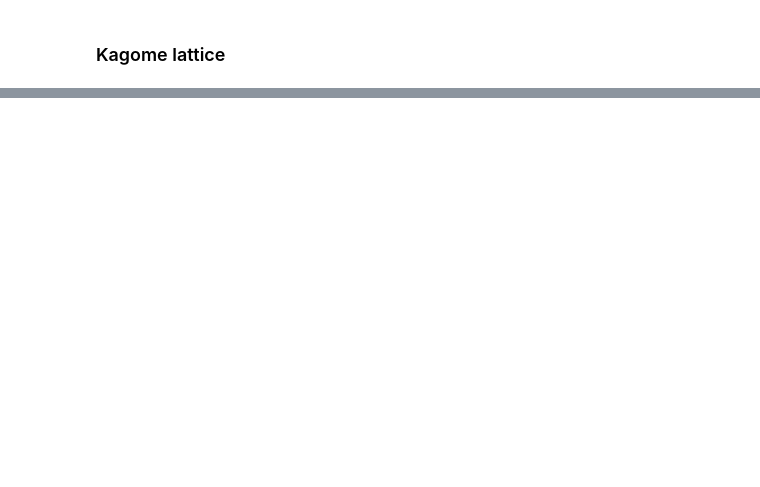
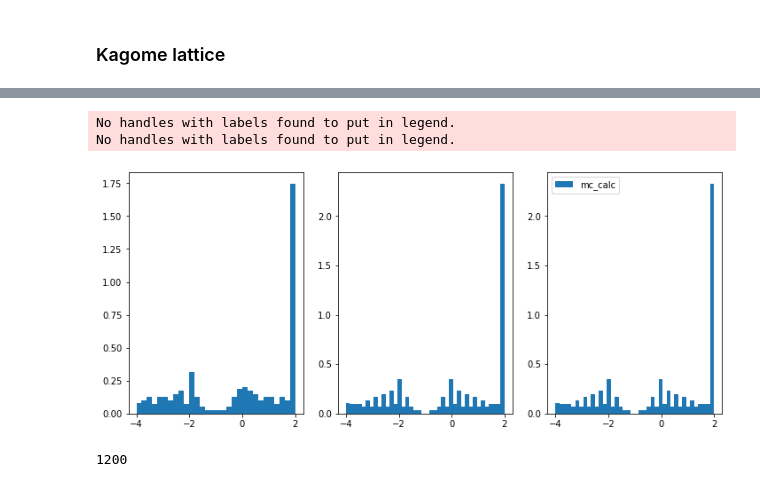
Before and after one commit to Shashi1a/intkagome, a Jupyter notebook: kagome_noint.ipynb, the cells around one changed output, grey strips where cells are left out. Drawn from its saved outputs; the diff is of its cells as text; code cells hidden in the pictures; blank space fills up the shorter version.

```diff
--- a/kagome_noint.ipynb
+++ b/kagome_noint.ipynb
@@ -248,0 +254,17 @@ plt.show()
+# %%
+f,ax=plt.subplots(1,3,figsize=(12,5))
+ax[0].hist(exct_result,bins=30,density=1,label='yourcalc')
+plt.legend()
+ax[1].hist(np.array(evls,dtype='float'), bins=40, density=1,label='mc_calc')
+plt.legend()
+ax[2].hist(np.array(envls, dtype='float'), bins=40, density=1, label='mc_calc')
+plt.legend()
+plt.show()
+# %% [output]
+No handles with labels found to put in legend.
+No handles with labels found to put in legend.
+[figure, added]
+# %%
+np.isclose(exct_result,envls).sum()
+# %% [output]
+1200
```
Also changed, not shown: parts of 9 cells of this notebook, 1 other file.
